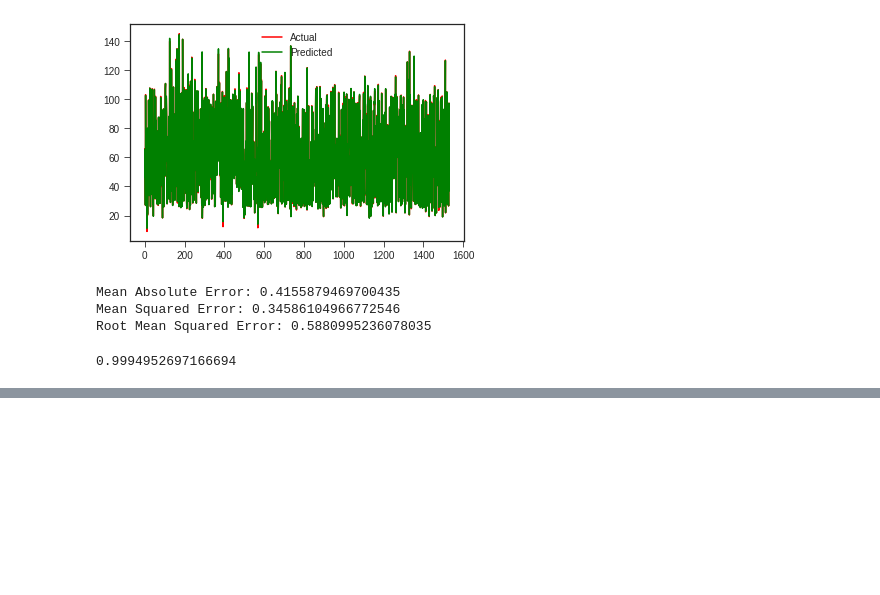
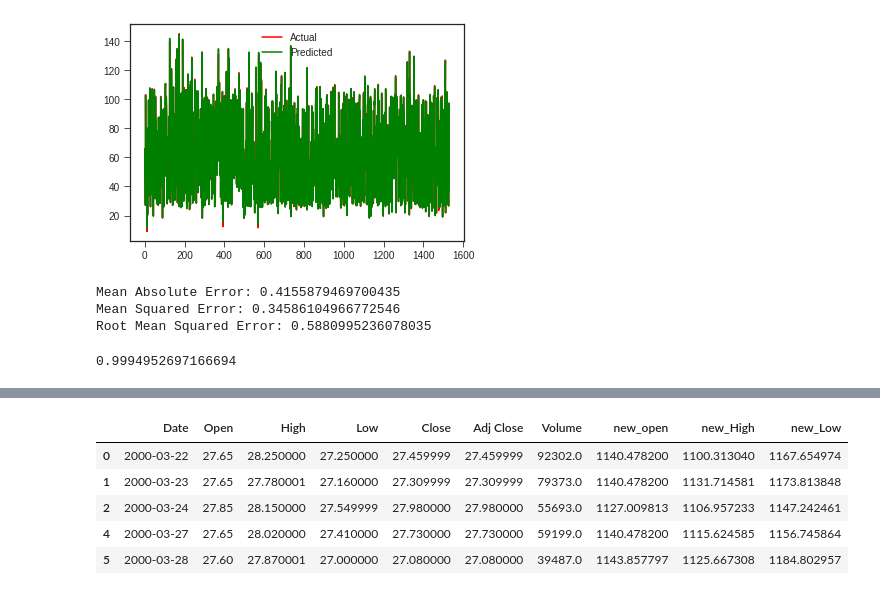
Before and after one commit to rushikeshadhav/Error-4040, a Jupyter notebook: newhacksp.ipynb, the cells around one changed output, grey strips where cells are left out. Cells and saved outputs as stored; diff of their text form; code cells hidden in the pictures; blank space fills up the shorter version.

```diff
--- a/newhacksp.ipynb
+++ b/newhacksp.ipynb
@@ -267,0 +431,9 @@ regressor.score(X_test,y_test)
+# %%
+data_missing.head()
+# %% [output]
+|  | Date | Open | High | Low | Close | Adj Close | Volume | new_open | new_High | new_Low |
+| 0 | 2000-03-22 | 27.65 | 28.250000 | 27.250000 | 27.459999 | 27.459999 | 92302.0 | 1140.478200 | 1100.313040 | 1167.654974 |
+| 1 | 2000-03-23 | 27.65 | 27.780001 | 27.160000 | 27.309999 | 27.309999 | 79373.0 | 1140.478200 | 1131.714581 | 1173.813848 |
+| 2 | 2000-03-24 | 27.85 | 28.150000 | 27.549999 | 27.980000 | 27.980000 | 55693.0 | 1127.009813 | 1106.957233 | 1147.242461 |
+| 4 | 2000-03-27 | 27.65 | 28.020000 | 27.410000 | 27.730000 | 27.730000 | 59199.0 | 1140.478200 | 1115.624585 | 1156.745864 |
+| 5 | 2000-03-28 | 27.60 | 27.870001 | 27.000000 | 27.080000 | 27.080000 | 39487.0 | 1143.857797 | 1125.667308 | 1184.802957 |
```
Also changed, not shown: parts of 26 cells of this notebook.
